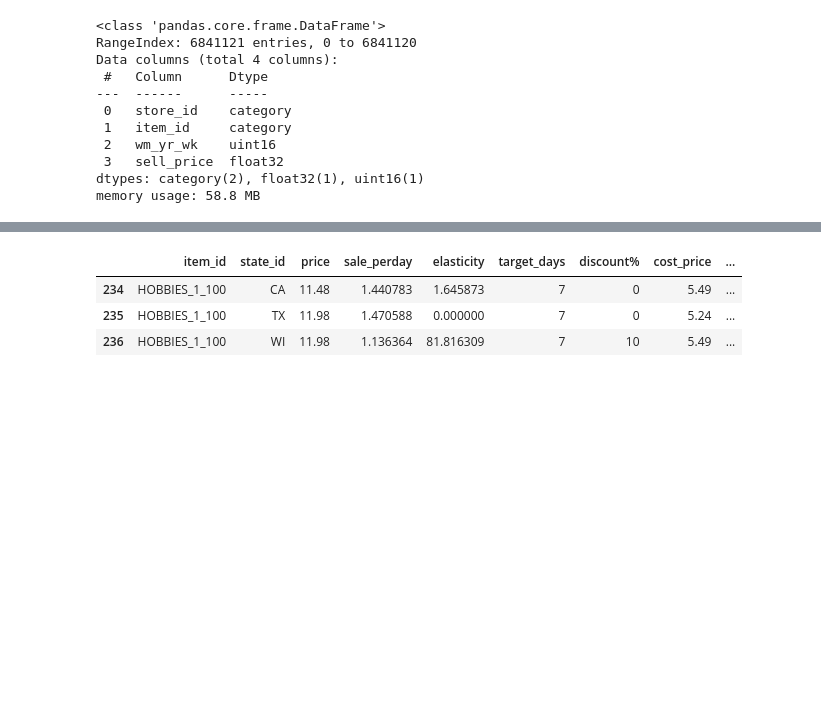
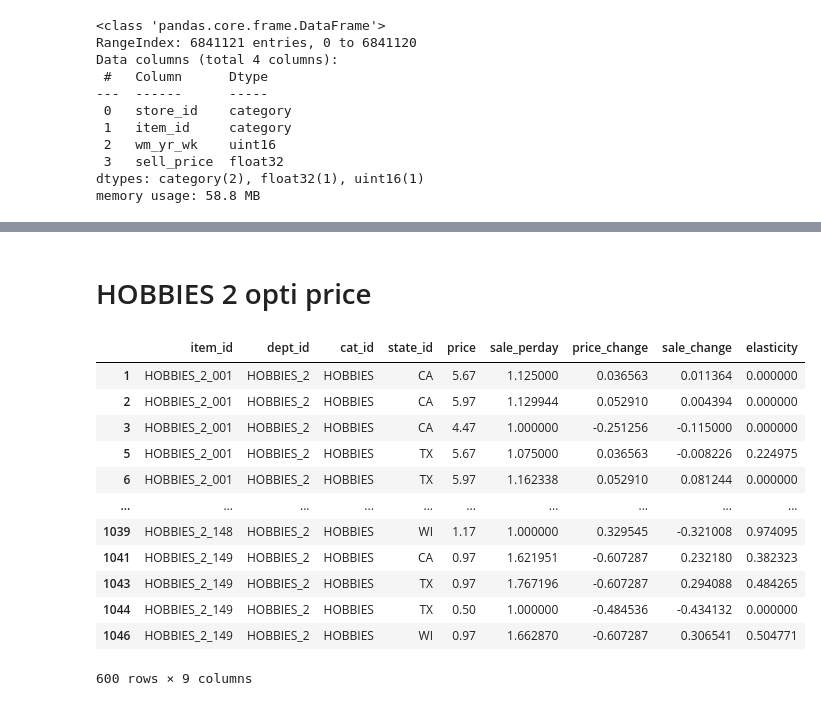
Before and after one commit to janiceivana/DS05_P5, a Jupyter notebook: opti.ipynb, the cells around one changed output, grey strips where cells are left out. Cells and saved outputs as stored; diff of their text form; code cells hidden in the pictures; blank space fills up the shorter version.

```diff
--- a/opti.ipynb
+++ b/opti.ipynb
@@ -275,7 +305,43 @@ h1_opti
-# %%
-h1_opti[h1_opti['item_id']=="HOBBIES_1_100"]
-# %% [output]
-|  | item_id | state_id | price | sale_perday | elasticity | target_days | discount% | cost_price | ... |
-| 234 | HOBBIES_1_100 | CA | 11.48 | 1.440783 | 1.645873 | 7 | 0 | 5.49 | ... |
-| 235 | HOBBIES_1_100 | TX | 11.98 | 1.470588 | 0.000000 | 7 | 0 | 5.24 | ... |
-| 236 | HOBBIES_1_100 | WI | 11.98 | 1.136364 | 81.816309 | 7 | 10 | 5.49 | ... |
+# %% [markdown]
+# HOBBIES 2 opti price
+# %%
+hobbies_2=my_data[my_data['dept_id']=="HOBBIES_2"]
+hobbies_2 = hobbies_2.drop(hobbies_2[hobbies_2['unit_sale'] == 0].index)
+# %%
+h2_df = pd.DataFrame(columns=['item_id', 'dept_id', 'cat_id', 'state_id', 'price',  'sale_perday', 'price_change', 'sale_change', 'elasticity'])
+
+# Filter the DataFrame once
+filtered_df = hobbies_2.groupby(['item_id', 'dept_id', 'cat_id', 'state_id']).filter(lambda x: len(x) > 0)
+
+for (item_id, dept_id, cat_id, state_id), group_df in filtered_df.groupby(['item_id', 'dept_id', 'cat_id', 'state_id']):
+    for sell_price in group_df['sell_price'].unique():
+        item_df = group_df[group_df['sell_price'] == sell_price]
+        sale_perday = item_df['unit_sale'].mean()
+
+        hobbies_2_df = pd.DataFrame({'item_id': [item_id], 'dept_id': [dept_id], 'cat_id': [cat_id], 'state_id': [state_id], 'price': [sell_price],'sale_perday': [sale_perday]})
+        hobbies_2_df = hobbies_2_df.dropna()
+
+        h2_df = h2_df.append(hobbies_2_df, ignore_index=True)
+
+h2_df['price_change'] = h2_df.groupby(['item_id', 'dept_id', 'cat_id', 'state_id'])['price'].pct_change()
+h2_df['sale_change'] = h2_df.groupby(['item_id', 'dept_id', 'cat_id', 'state_id'])['sale_perday'].pct_change()
+h2_df['elasticity'] = -h2_df['sale_change'] / h2_df['price_change']
+
+h2_df = h2_df.dropna()
+# %%
+h2_df['elasticity'] = h2_df['elasticity'].apply(lambda x: 0 if x < 0 else x)
+h2_df
+# %% [output]
+|  | item_id | dept_id | cat_id | state_id | price | sale_perday | price_change | sale_change | elasticity |
+| 1 | HOBBIES_2_001 | HOBBIES_2 | HOBBIES | CA | 5.67 | 1.125000 | 0.036563 | 0.011364 | 0.000000 |
+| 2 | HOBBIES_2_001 | HOBBIES_2 | HOBBIES | CA | 5.97 | 1.129944 | 0.052910 | 0.004394 | 0.000000 |
+| 3 | HOBBIES_2_001 | HOBBIES_2 | HOBBIES | CA | 4.47 | 1.000000 | -0.251256 | -0.115000 | 0.000000 |
+| 5 | HOBBIES_2_001 | HOBBIES_2 | HOBBIES | TX | 5.67 | 1.075000 | 0.036563 | -0.008226 | 0.224975 |
+| 6 | HOBBIES_2_001 | HOBBIES_2 | HOBBIES | TX | 5.97 | 1.162338 | 0.052910 | 0.081244 | 0.000000 |
+| ... | ... | ... | ... | ... | ... | ... | ... | ... | ... |
+| 1039 | HOBBIES_2_148 | HOBBIES_2 | HOBBIES | WI | 1.17 | 1.000000 | 0.329545 | -0.321008 | 0.974095 |
+| 1041 | HOBBIES_2_149 | HOBBIES_2 | HOBBIES | CA | 0.97 | 1.621951 | -0.607287 | 0.232180 | 0.382323 |
+| 1043 | HOBBIES_2_149 | HOBBIES_2 | HOBBIES | TX | 0.97 | 1.767196 | -0.607287 | 0.294088 | 0.484265 |
+| 1044 | HOBBIES_2_149 | HOBBIES_2 | HOBBIES | TX | 0.50 | 1.000000 | -0.484536 | -0.434132 | 0.000000 |
+| 1046 | HOBBIES_2_149 | HOBBIES_2 | HOBBIES | WI | 0.97 | 1.662870 | -0.607287 | 0.306541 | 0.504771 |
+600 rows × 9 columns
```
Also changed, not shown: parts of 46 cells of this notebook, 2 other files.
